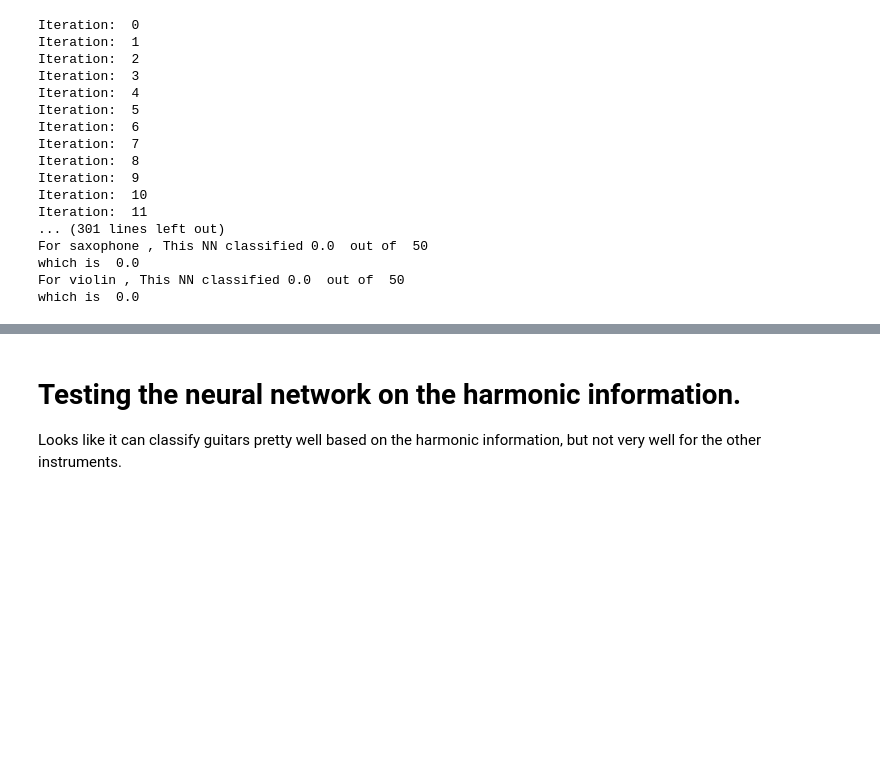
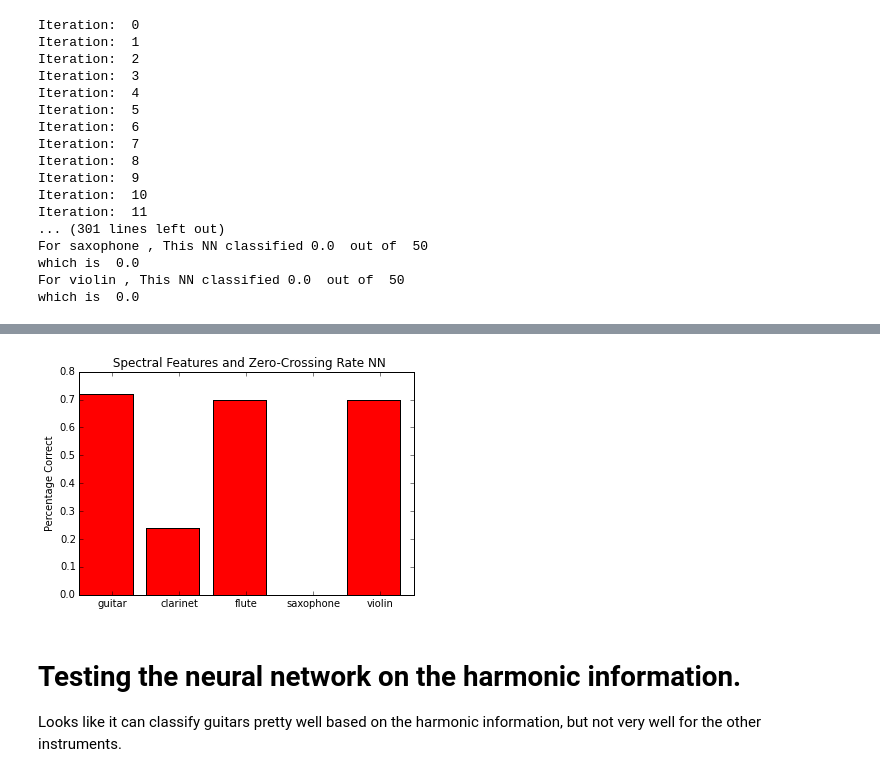
Before and after one commit to bertschingert/cs328-final, a Jupyter notebook: Testing the neural network.ipynb, the cells around one changed output, grey strips where cells are left out. Cells and saved outputs as stored; diff of their text form; code cells hidden in the pictures; blank space fills up the shorter version.

```diff
--- a/Testing the neural network.ipynb
+++ b/Testing the neural network.ipynb
@@ -177,12 +194,15 @@ which is  0.76
 # %%
 indexes = (0, 1, 2, 3, 4)
+nums = (0.72, 0.24, 0.7, 0, 0.7)
 
-plt.bar(indexes, cm[4], width=.8, color='g')
+plt.bar(indexes, nums, width=.8, color='r')
 
-plt.ylabel('Number')
-plt.title(instrs[4] + " Guesses (Neural Net Version 2)")
+plt.ylabel('Percentage Correct')
+plt.title(" Spectral Features and Zero-Crossing Rate NN")
 plt.xticks([0.5, 1.5, 2.5, 3.5, 4.5], instrs)
 plt.show()
+# %% [output]
+[figure, added]
 # %% [markdown]
 # Testing the neural network on the harmonic information.
 
```
Also changed, not shown: parts of 12 cells of this notebook, 1 other file.
